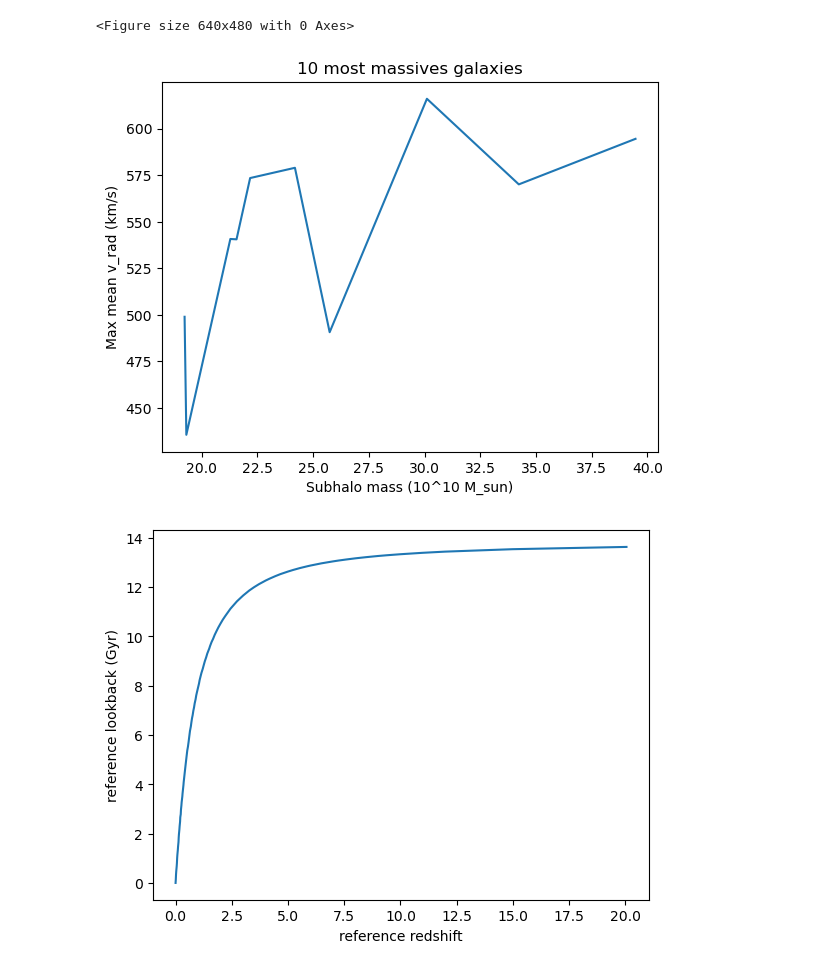
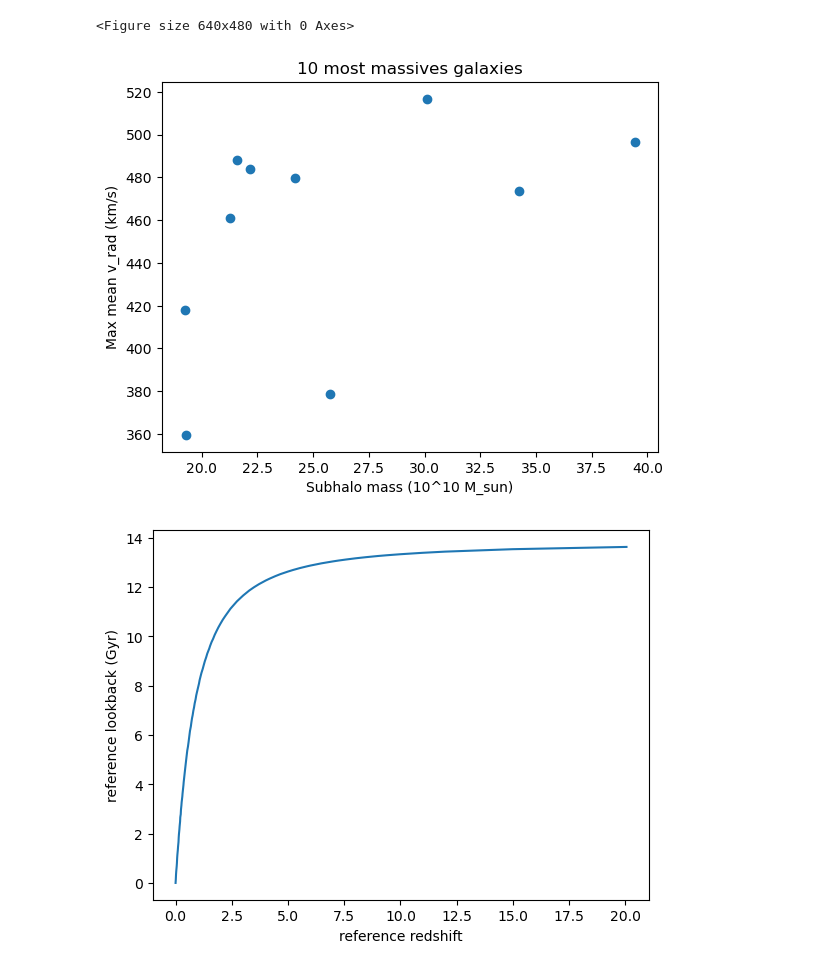
Before and after one commit to Alverd02/Kinematic-Signatures-of-Bars-and-Spirals-in-TNG50-Galaxies, a Jupyter notebook: Multiple galaxies.ipynb, the cells around one changed output. Cells and saved outputs as stored; diff of their text form; code cells hidden in the pictures.

Commit message:
Rd regression and visualization fixes

```diff
--- a/Multiple galaxies.ipynb
+++ b/Multiple galaxies.ipynb
@@ -359,7 +360,7 @@ for i in range(len(index_10max)):
     rad = np.sqrt(x**2+y**2)
     v_rad = (x*vx+y*vy)/rad
 
-    grid_resolution = 3000
+    grid_resolution = 1500
 
     ret = binned_statistic_2d(x, y,
     v_rad,
@@ -374,11 +375,11 @@ for i in range(len(index_10max)):
 # %%
 plt.title("10 most massives galaxies")
 plt.ylabel("Max mean v_rad (km/s)")
 plt.xlabel("Subhalo mass (10^10 M_sun)")
-plt.plot(total_mass,max_vrad)
+plt.scatter(total_mass,max_vrad)
 plt.show()
 # %% [output]
-[figure, old version]
+[figure, new version]
 # %%
 z_ref = [20.05,14.99,11.98,10.98,10.00,9.39,9.00,8.45,8.01,7.60,7.24,7.01,6.49,6.01,5.85,5.53,5.23,5.00,4.66,4.43,4.18,4.01,3.71,3.49,3.28,3.01,2.90,
          2.73,2.58,2.44,2.32,2.21,2.10,2.00,1.90,1.82,1.74,1.67,1.60,1.53,1.50,1.41,1.36,1.30,1.25,1.21,1.15,1.11,1.07,1.04,1.00,0.95,0.92,0.89,0.85,
```
Also changed, not shown: parts of 9 cells of this notebook.
